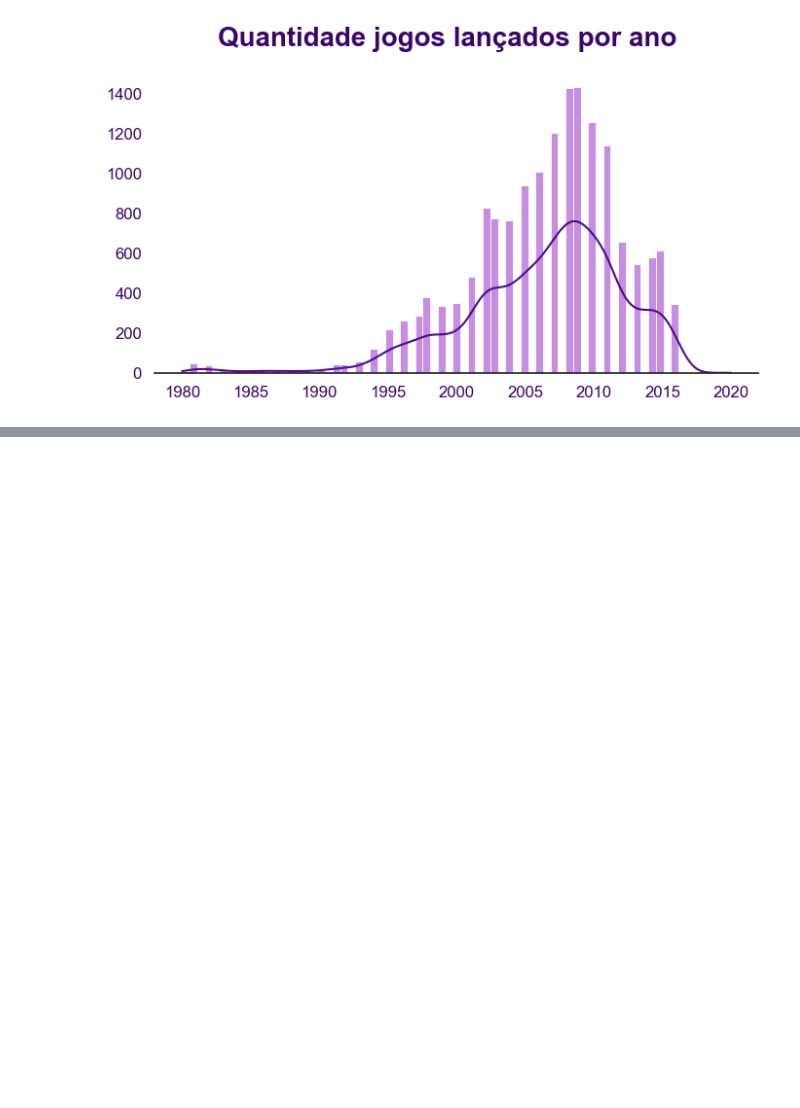
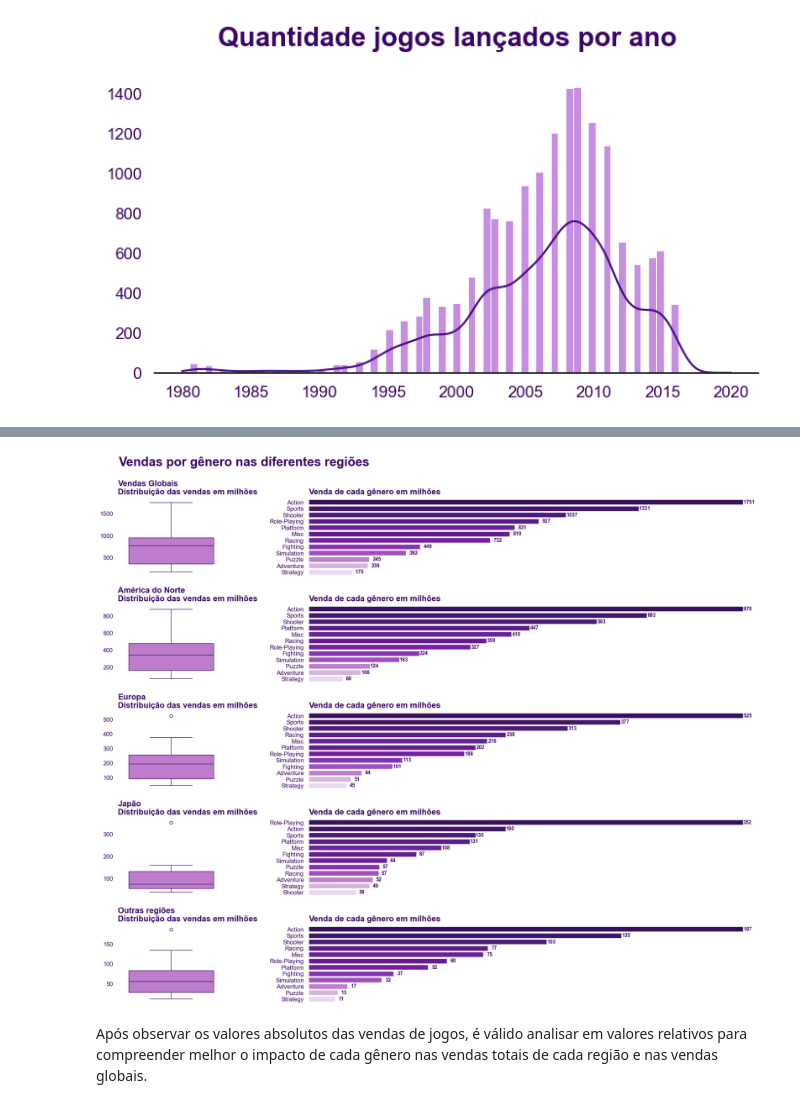
Before and after one commit to JHOliveira94/Portfolio_Recomendacao-de-jogos-digitais, a Jupyter notebook: notebook_recomendacao_jogos.ipynb, the cells around one changed output, grey strips where cells are left out. Drawn from its saved outputs; the diff is of its cells as text; code cells hidden in the pictures; blank space fills up the shorter version.

```diff
--- a/notebook_recomendacao_jogos.ipynb
+++ b/notebook_recomendacao_jogos.ipynb
@@ -624,0 +633,8 @@ Verificação da estrutura do DataFrame construído:
+# %%
+'''
+Preparação dos dados: criação de um DataFrame das vendas por gênero e lista de mais vendidos globalmente
+'''
+
+df_vendas_genero = df.groupby('Genero')[['Vendas_AN', 'Vendas_EU', 'Vendas_JP', 'Vendas_Outras','Vendas_Globais']].sum()
+
+lista_mais_vendidos_global = df_vendas_genero['Vendas_Globais'].sort_values(ascending = False).index
@@ -624,0 +699,45 @@ Verificação da estrutura do DataFrame construído:
+# %%
+'''
+Construção gráfica para análise das vendas por gênero nas diferentes regiões
+'''
+
+fig, axs = plt.subplots(5,2, figsize = (23, 18), gridspec_kw={'width_ratios': [0.7, 3]})
+fig.suptitle('Vendas por gênero nas diferentes regiões', fontsize = 25, ha = 'left', weight='bold', color = '#3A0566', y = 0.945, x = 0.126)
+
+sns.set_theme(style = "white")
+
+ax1 = boxplot_unico(df_vendas_genero[['Vendas_Globais']], 'Vendas_Globais', axs[0,0])
+ax1.set_title('Vendas Globais\nDistribuição das vendas em milhões', fontsize = 16, ha = 'left', weight='bold', color = '#3A0566', y = 1.02, x = 0)
+
+ax2 = grafico_barra(df_vendas_genero[['Vendas_Globais']].sort_values(by = 'Vendas_Globais', ascending = False), 'Vendas_Globais', 48, axs[0,1])
+ax2.set_title('\nVenda de cada gênero em milhões', fontsize = 16, ha = 'left', weight='bold', color = '#3A0566', y = 1.02, x = 0)
+
+ax3 = boxplot_unico(df_vendas_genero[['Vendas_AN']], 'Vendas_AN', axs[1,0])
+ax3.set_title('América do Norte\nDistribuição das vendas em milhões', fontsize = 16, ha = 'left', weight='bold', color = '#3A0566', y = 1.02, x = 0)
+
+ax4 = grafico_barra(df_vendas_genero[['Vendas_AN']].sort_values(by = 'Vendas_AN', ascending = False), 'Vendas_AN', 18, axs[1,1])
+ax4.set_title('\nVenda de cada gênero em milhões', fontsize = 16, ha = 'left', weight='bold', color = '#3A0566', y = 1.02, x = 0)
+
+ax5 = boxplot_unico(df_vendas_genero[['Vendas_EU']], 'Vendas_EU', axs[2,0])
+ax5.set_title('Europa\nDistribuição das vendas em milhões', fontsize = 16, ha = 'left', weight='bold', color = '#3A0566', y = 1.02, x = 0)
+
+ax6 = grafico_barra(df_vendas_genero[['Vendas_EU']].sort_values(by = 'Vendas_EU', ascending = False), 'Vendas_EU', 11, axs[2,1])
+ax6.set_title('\nVenda de cada gênero em milhões', fontsize = 16, ha = 'left', weight='bold', color = '#3A0566', y = 1.02, x = 0)
+
+ax7 = boxplot_unico(df_vendas_genero[['Vendas_JP']], 'Vendas_JP', axs[3,0])
+ax7.set_title('Japão\nDistribuição das vendas em milhões', fontsize = 16, ha = 'left', weight='bold', color = '#3A0566', y = 1.02, x = 0)
+
+ax8 = grafico_barra(df_vendas_genero[['Vendas_JP']].sort_values(by = 'Vendas_JP', ascending = False), 'Vendas_JP', 7, axs[3,1])
+ax8.set_title('\nVenda de cada gênero em milhões', fontsize = 16, ha = 'left', weight='bold', color = '#3A0566', y = 1.02, x = 0)
+
+ax9 = boxplot_unico(df_vendas_genero[['Vendas_Outras']], 'Vendas_Outras', axs[4,0])
+ax9.set_title('Outras regiões\nDistribuição das vendas em milhões', fontsize = 16, ha = 'left', weight='bold', color = '#3A0566', y = 1.02, x = 0)
+
+ax10 = grafico_barra(df_vendas_genero[['Vendas_Outras']].sort_values(by = 'Vendas_Outras', ascending = False), 'Vendas_Outras', 4, axs[4,1])
+ax10.set_title('\nVenda de cada gênero em milhões', fontsize = 16, ha = 'left', weight='bold', color = '#3A0566', y = 1.02, x = 0)
+
+plt.subplots_adjust(wspace=0.3, hspace=0.4)
+# %% [output]
+[figure, added]
+# %% [markdown]
+Após observar os valores absolutos das vendas de jogos, é válido analisar em valores relativos para compreender melhor o impacto de cada gênero nas vendas totais de cada região e nas vendas globais.
```
Also changed, not shown: parts of 36 cells of this notebook.
